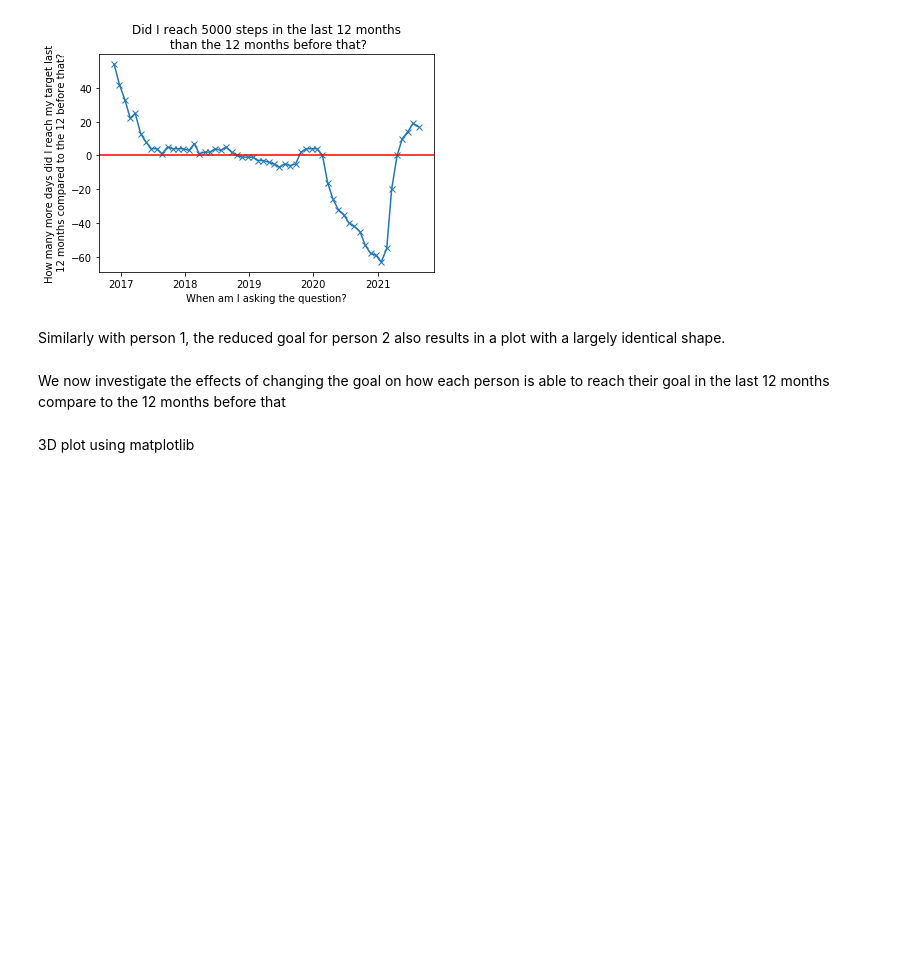
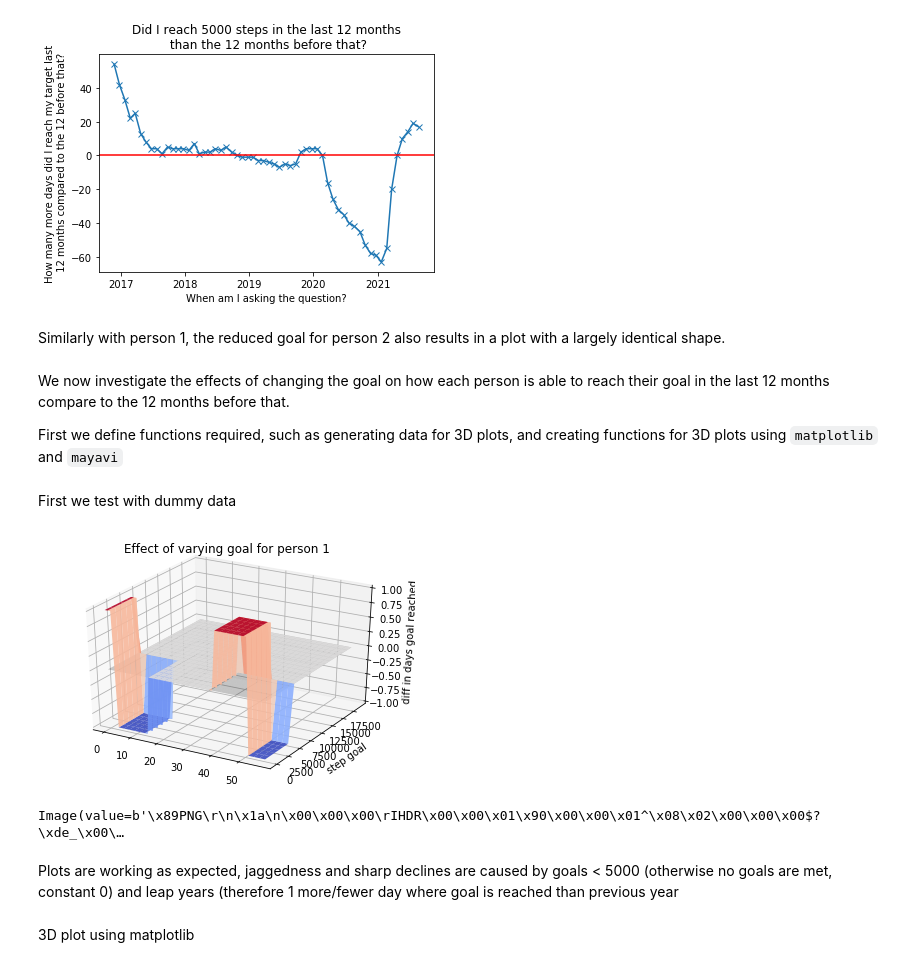
Before and after one commit to j-sh-park/Fit_Analysis, a Jupyter notebook: src/Product Notebook.ipynb, the cells around one changed output. Drawn from its saved outputs; the diff is of its cells as text; code cells hidden in the pictures; blank space fills up the shorter version.

Commit message:
testing for 3d plots

```diff
--- a/src/Product Notebook.ipynb
+++ b/src/Product Notebook.ipynb
@@ -287,6 +287,63 @@ make_plot(cleaned_2,5000)
 # %% [markdown]
 Similarly with person 1, the reduced goal for person 2 also results in a plot with a largely identical shape.
 # %% [markdown]
-We now investigate the effects of changing the goal on how each person is able to reach their goal in the last 12 months compare to the 12 months before that
+We now investigate the effects of changing the goal on how each person is able to reach their goal in the last 12 months compare to the 12 months before that.
+
+First we define functions required, such as generating data for 3D plots, and creating functions for 3D plots using `matplotlib` and `mayavi`
+# %%
+def get_grid_3d(df):
+    X, Y, Z = [], [], []
+
+    # Compute values as before for 2D line plots but with varying goals to create a 3D plot
+    for lim in range(0,20000,1000):
+        curr_met = lambda x,y : percent_metric(x,y,lim)
+        cmpr = get_12_mo_comparison(curr_met, ytd_iter(df, ignore, 'Count', get_single_return_wrapper(decrement_month)))
+        Z.append(cmpr)
+        X.append(list(range(len(cmpr))))
+        Y.append([lim]*len(cmpr))
+    X,Y,Z = np.asarray(X),np.asarray(Y),np.asarray(Z)
+    X = X.max() - X
+    return X,Y,Z
+
+def mpl3d(X,Y,Z):
+    """
+    Plots surface using matplotlib
+    """
+    fig = plt.figure()
+    ax = fig.add_subplot(111, projection='3d')
+    ax.plot_surface(X, Y, Z, cmap=cm.coolwarm,linewidth=0,alpha = 0.9)
+    ax.plot_surface(X, Y, 0*Z, alpha = 0.2, color='k') # Z=0 plane
+
+    ax.set_ylabel('step goal')
+    ax.set_zlabel('diff in days goal reached')
+    ax.set_title('Effect of varying goal for person 1')
+    fig = plt.gcf()
+    fig.set_size_inches(6.5, 4.5)
+
+def mlab3d(X,Y,Z):
+    """
+    Plots surface using matplotlib
+    """
+    s1 = mlab.surf(Y, X, np.zeros_like(Z), warp_scale='auto', opacity = 0.3)
+    # Divide by max because of issues of Mayavi with different scales
+    # Although the value for z axis is not correct, shape is the same
+    s = mlab.surf(Y, X, (Z/Z.std()), warp_scale='auto')
+    mlab.axes(xlabel='Step goal', ylabel='n-th 2 year period', zlabel='days better 12mo')
+    return s
+# %% [markdown]
+First we test with dummy data
+# %%
+X, Y, Z = get_grid_3d(test_df)
+
+mpl3d(X,Y,Z)
+# %% [output]
+[figure, added]
+# %%
+mlab.figure()
+mlab3d(X,Y,Z)
+# %% [output]
+Image(value=b'\x89PNG\r\n\x1a\n\x00\x00\x00\rIHDR\x00\x00\x01\x90\x00\x00\x01^\x08\x02\x00\x00\x00$?\xde_\x00\…
+# %% [markdown]
+Plots are working as expected, jaggedness and sharp declines are caused by goals < 5000 (otherwise no goals are met, constant 0) and leap years (therefore 1 more/fewer day where goal is reached than previous year
 # %% [markdown]
 3D plot using matplotlib
```
Also changed, not shown: parts of 9 cells of this notebook.
